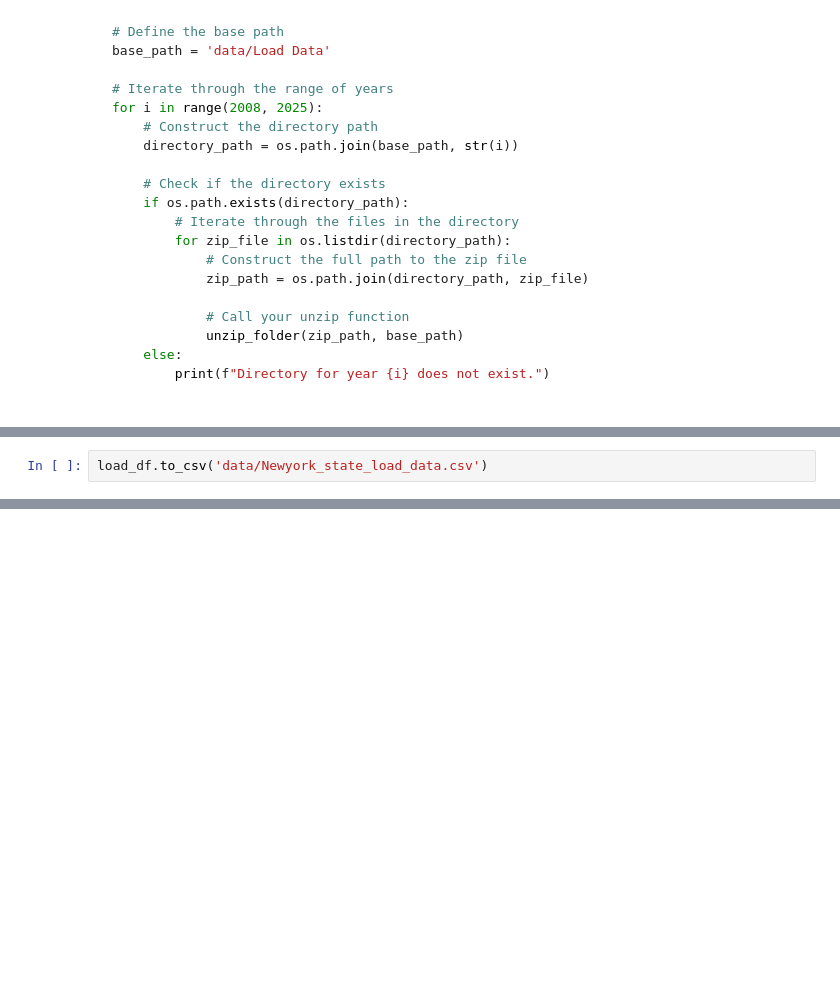
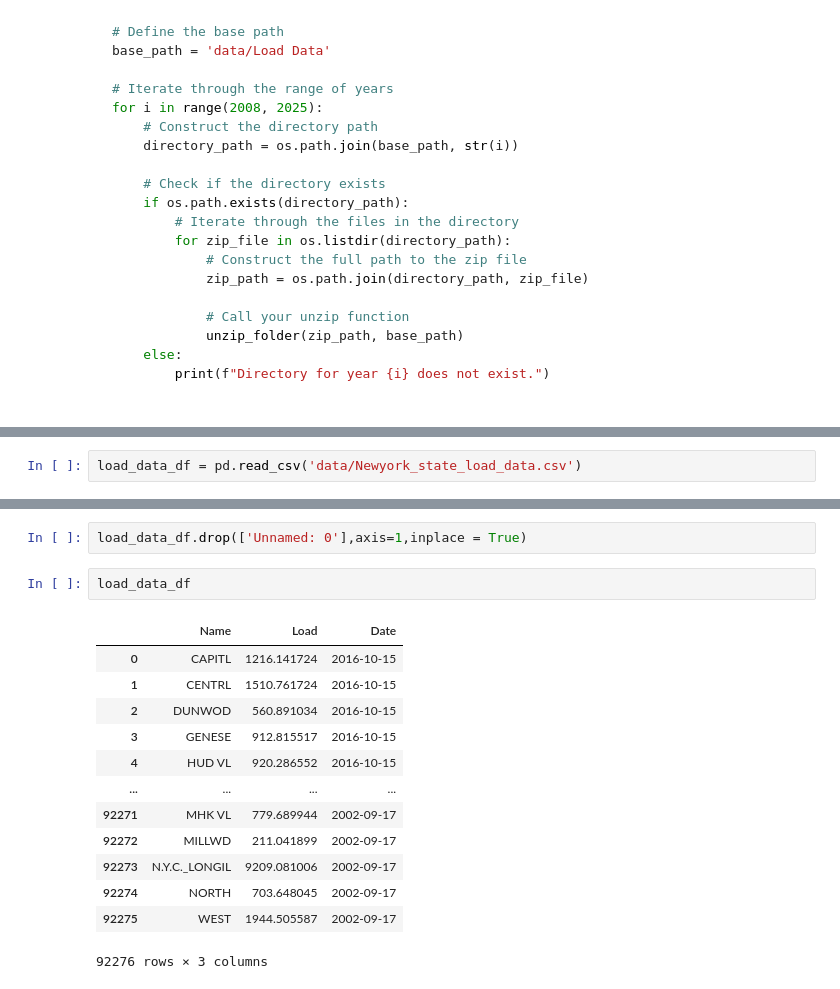
Before and after one commit to DamarTheMunginizer/New-York-State-Energy-Consumption, a Jupyter notebook: Load Data.ipynb, the cells around one changed output, grey strips where cells are left out. Cells and saved outputs as stored; diff of their text form; blank space fills up the shorter version.

```diff
--- a/Load Data.ipynb
+++ b/Load Data.ipynb
@@ -63,2 +150,2 @@ for name in file_names:
 # %%
-load_df.to_csv('data/Newyork_state_load_data.csv')
+load_data_df = pd.read_csv('data/Newyork_state_load_data.csv')
@@ -113,0 +161,18 @@ energy_zones_to_counties = {
+# %%
+load_data_df.drop(['Unnamed: 0'],axis=1,inplace = True)
+# %%
+load_data_df
+# %% [output]
+|  | Name | Load | Date |
+| 0 | CAPITL | 1216.141724 | 2016-10-15 |
+| 1 | CENTRL | 1510.761724 | 2016-10-15 |
+| 2 | DUNWOD | 560.891034 | 2016-10-15 |
+| 3 | GENESE | 912.815517 | 2016-10-15 |
+| 4 | HUD VL | 920.286552 | 2016-10-15 |
+| ... | ... | ... | ... |
+| 92271 | MHK VL | 779.689944 | 2002-09-17 |
+| 92272 | MILLWD | 211.041899 | 2002-09-17 |
+| 92273 | N.Y.C._LONGIL | 9209.081006 | 2002-09-17 |
+| 92274 | NORTH | 703.648045 | 2002-09-17 |
+| 92275 | WEST | 1944.505587 | 2002-09-17 |
+92276 rows × 3 columns
```
Also changed, not shown: parts of 53 cells of this notebook, 5 other files.
